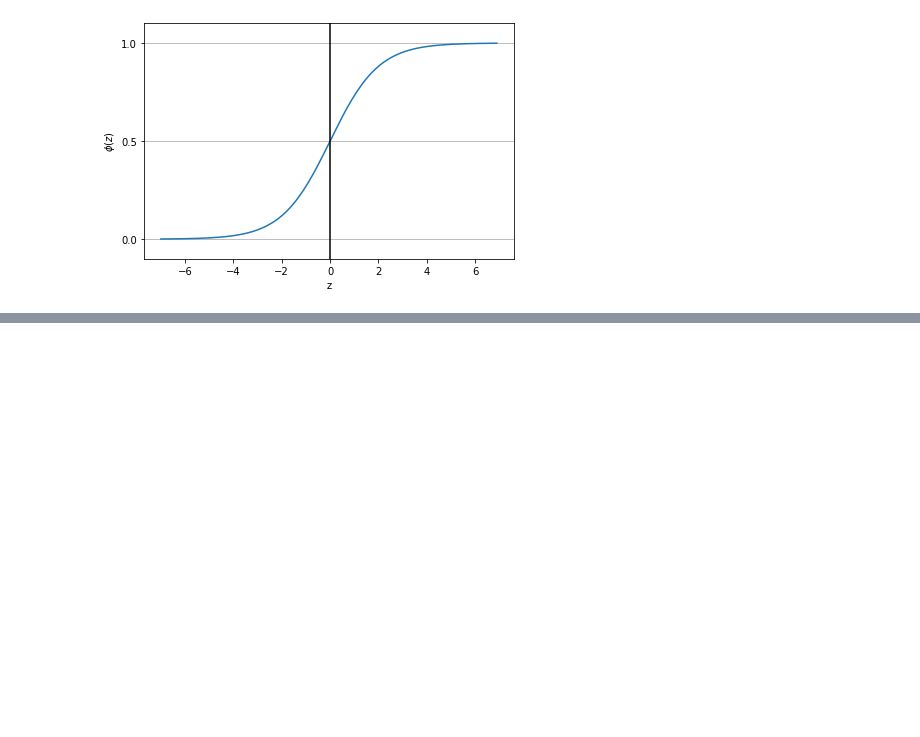
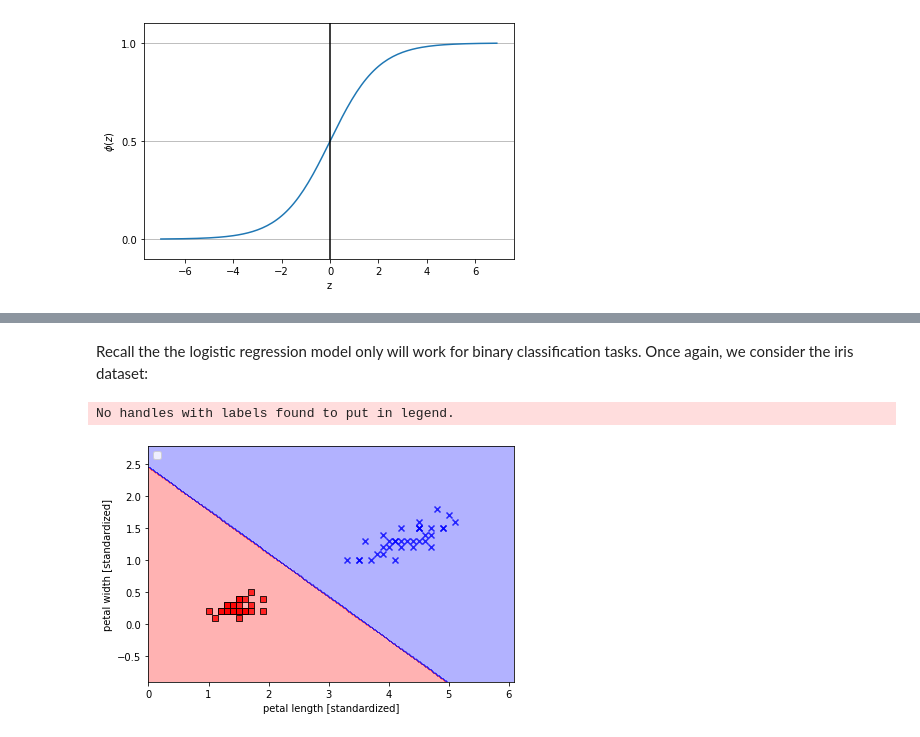
Before and after one commit to Aanderssonn/MachineLearningNotebooks, a Jupyter notebook: classifiers_scikit_learn.ipynb, the cells around one changed output, grey strips where cells are left out. Cells and saved outputs as stored; diff of their text form; code cells hidden in the pictures; blank space fills up the shorter version.

Commit message:
linear regression implementation and scikit-learn example

```diff
--- a/classifiers_scikit_learn.ipynb
+++ b/classifiers_scikit_learn.ipynb
@@ -179,0 +256,22 @@ We can now easily build the forward pass of a logistic regression model, by usin
+# %% [markdown]
+Recall the the logistic regression model only will work for binary classification tasks. Once again, we consider the iris dataset:
+# %%
+X_train_01_subset = X_train[(y_train == 0) | (y_train == 1)]
+y_train_01_subset = y_train[(y_train == 0) | (y_train == 1)]
+lrgd = LogisticRegressionGD(eta = 0.05,
+                           n_iter = 1000,
+                           random_state = 1)
+lrgd.fit(X_train_01_subset,
+         y_train_01_subset)
+
+plot_decision_regions(X=X_train_01_subset,
+                      y=y_train_01_subset,
+                      classifier = lrgd)
+plt.xlabel('petal length [standardized]')
+plt.ylabel('petal width [standardized]')
+plt.legend(loc = 'upper left')
+plt.tight_layout()
+plt.show()
+# %% [output]
+No handles with labels found to put in legend.
+[figure, added]
```
Also changed, not shown: parts of 7 cells of this notebook.
